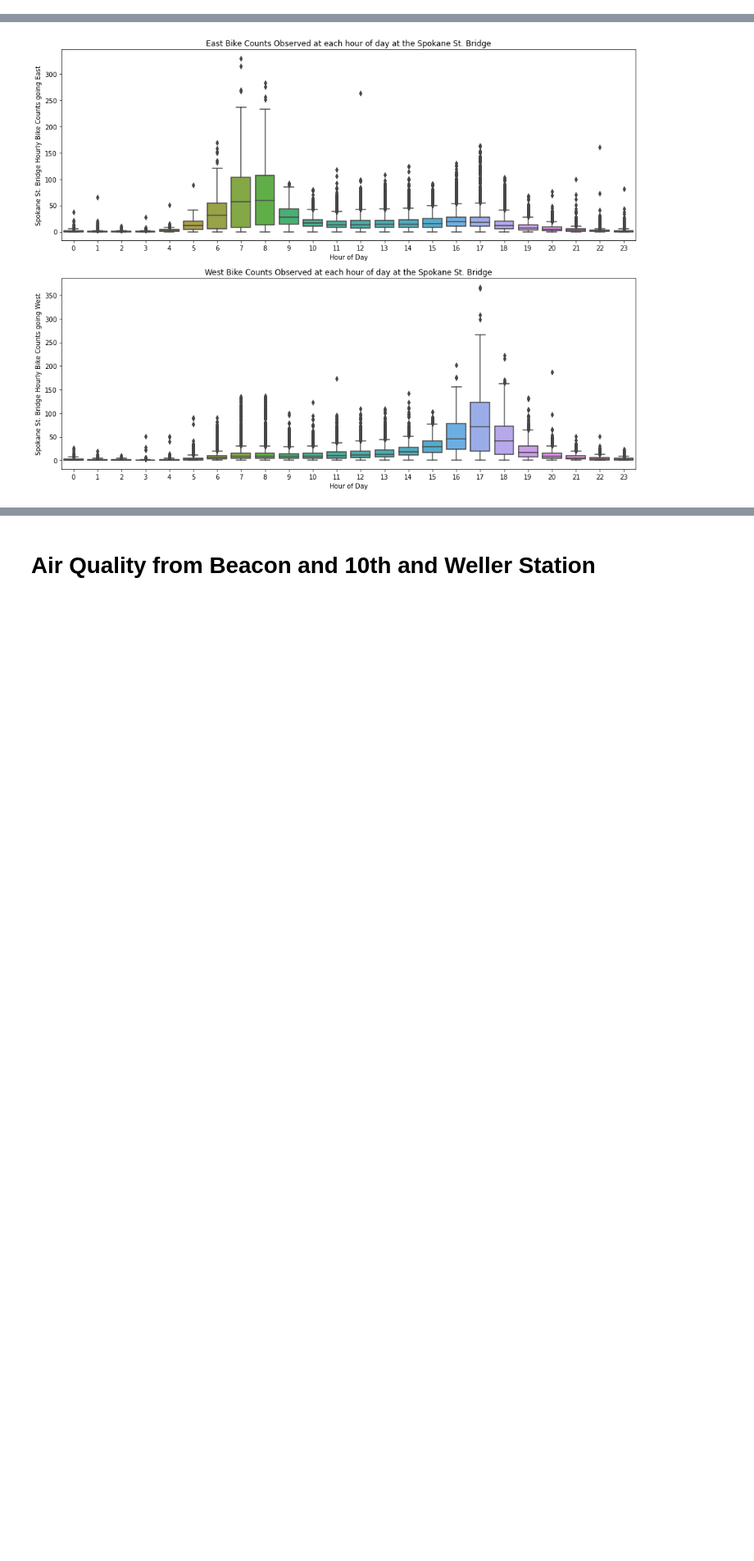
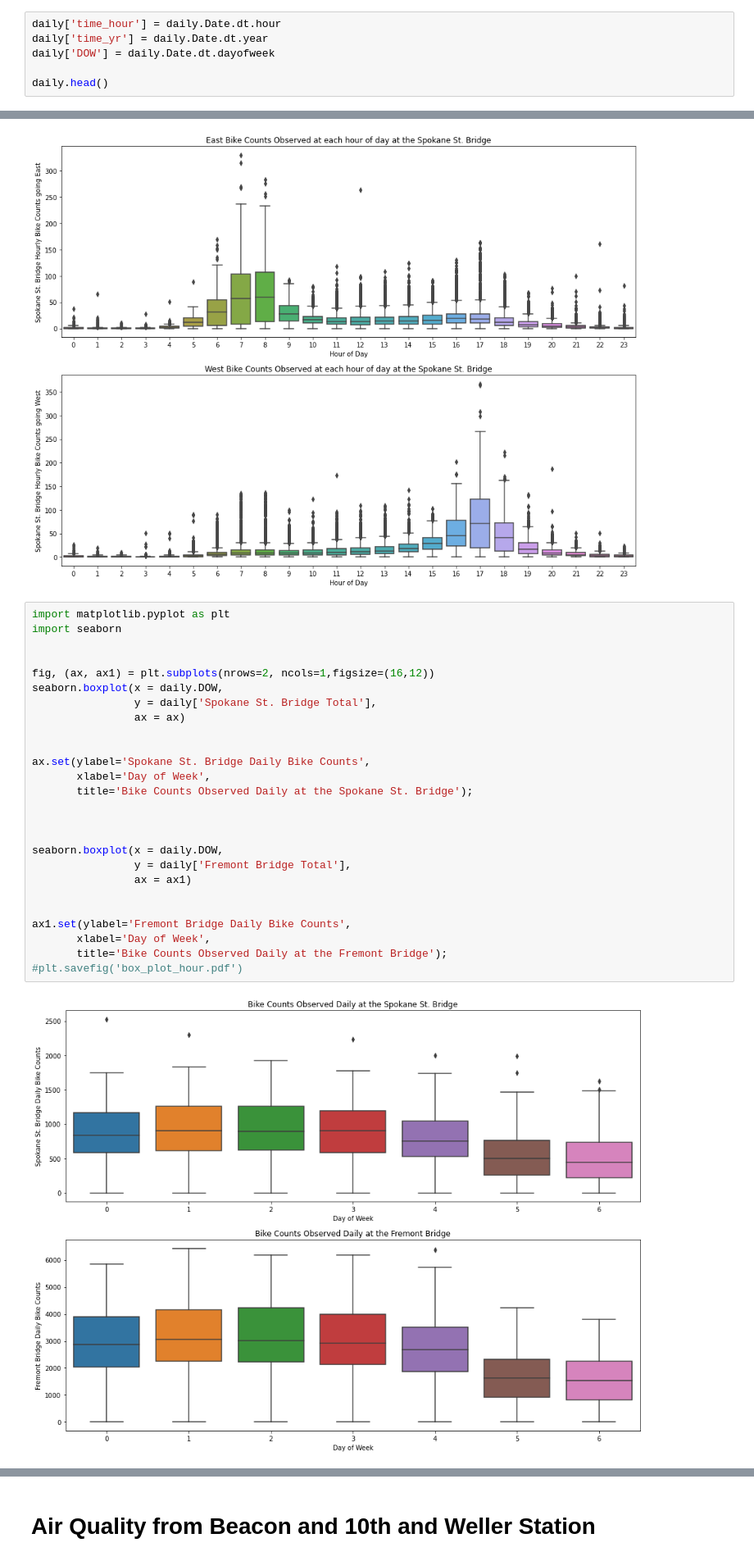
Before and after one commit to aworthyperson/Bike_Counters_Air_Quality, a Jupyter notebook: Bike_and_AQ_import_python.ipynb, the cells around one changed output, grey strips where cells are left out. Shown: that part at 82% size. Drawn from its saved outputs; the diff is of its cells as text; blank space fills up the shorter version.

```diff
--- a/Bike_and_AQ_import_python.ipynb
+++ b/Bike_and_AQ_import_python.ipynb
@@ -232,0 +162,6 @@ result
+# %%
+daily['time_hour'] = daily.Date.dt.hour
+daily['time_yr'] = daily.Date.dt.year
+daily['DOW'] = daily.Date.dt.dayofweek
+
+daily.head()
@@ -286,3 +259,31 @@ ax1.set(ylabel='Spokane St. Bridge Hourly Bike Counts going West',
 #plt.savefig('box_plot_hour.pdf')
 # %% [output]
 [figure]
+# %%
+import matplotlib.pyplot as plt
+import seaborn
+
+
+fig, (ax, ax1) = plt.subplots(nrows=2, ncols=1,figsize=(16,12))
+seaborn.boxplot(x = daily.DOW,
+                y = daily['Spokane St. Bridge Total'],
+                ax = ax)
+
+
+ax.set(ylabel='Spokane St. Bridge Daily Bike Counts',
+       xlabel='Day of Week',
+       title='Bike Counts Observed Daily at the Spokane St. Bridge');
+
+
+
+seaborn.boxplot(x = daily.DOW,
+                y = daily['Fremont Bridge Total'],
+                ax = ax1)
+
+
+ax1.set(ylabel='Fremont Bridge Daily Bike Counts',
+       xlabel='Day of Week',
+       title='Bike Counts Observed Daily at the Fremont Bridge');
+#plt.savefig('box_plot_hour.pdf')
+# %% [output]
+[figure, added]
```
Also changed, not shown: parts of 11 cells of this notebook.
